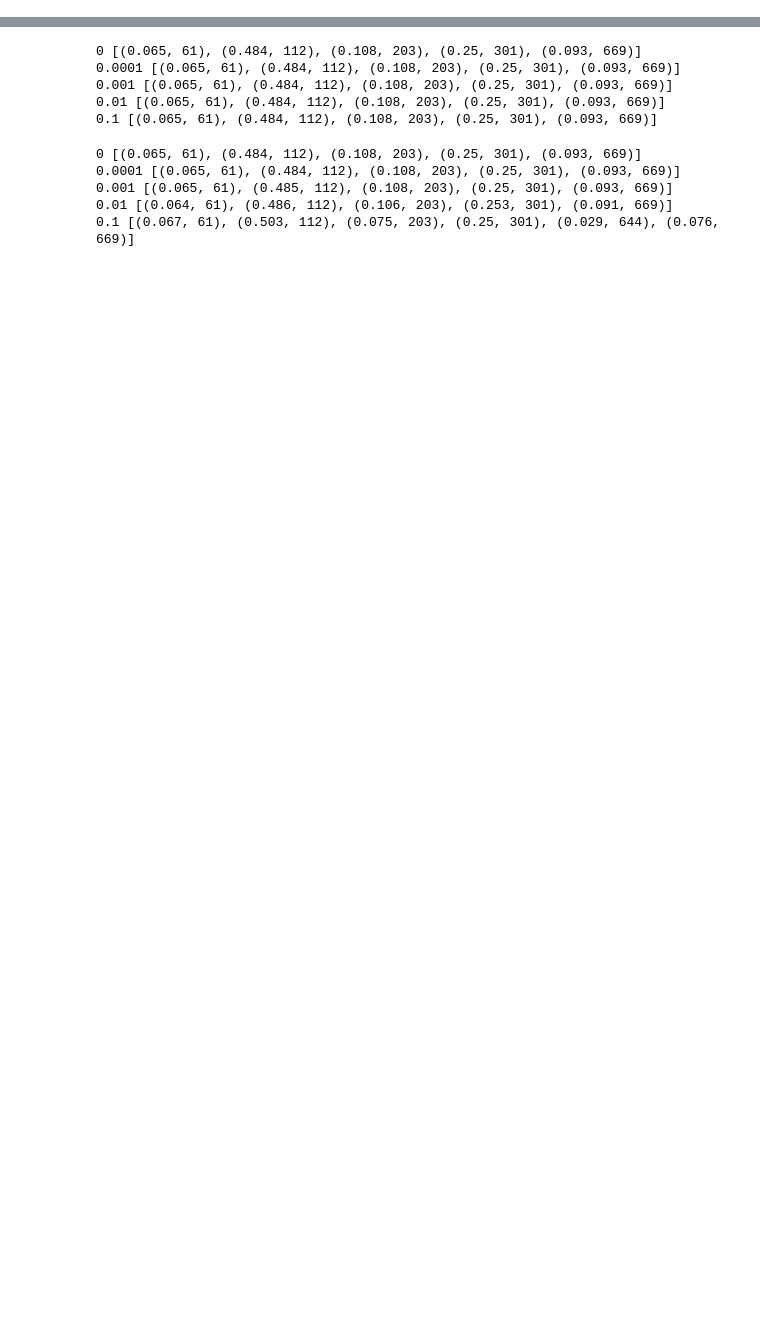
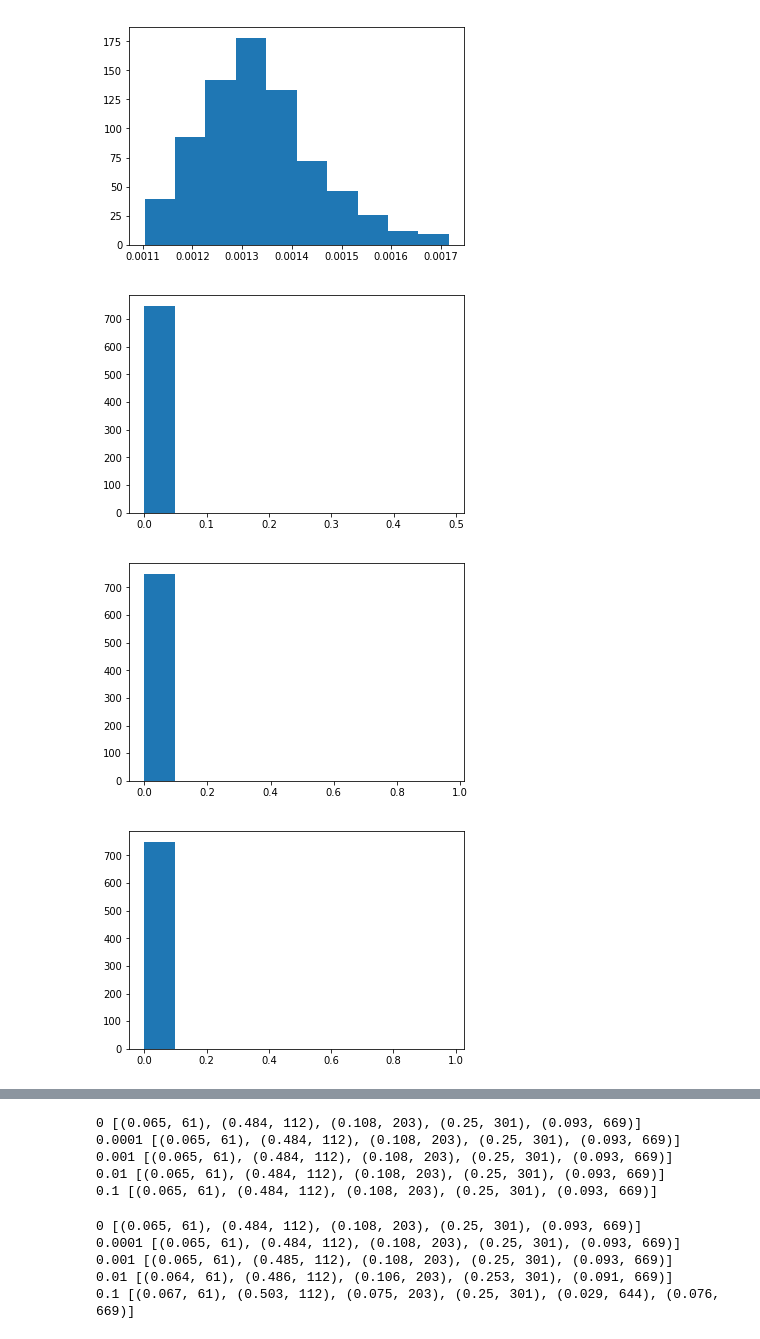
Before and after one commit to ampolloreno/decorrelating_errors, a Jupyter notebook: data/one_qubit_numeric/Secondary_objective_analysis.ipynb, the cells around one changed output, grey strips where cells are left out. Saved outputs shown, nothing was run; the diff lists cells and outputs as text; code cells hidden in the pictures; blank space fills up the shorter version.

```diff
--- a/data/one_qubit_numeric/Secondary_objective_analysis.ipynb
+++ b/data/one_qubit_numeric/Secondary_objective_analysis.ipynb
@@ -26,0 +29,9 @@ for ind,eta in enumerate(sample_values):
+# %%
+for ind,eta in enumerate(sample_values):
+    plt.hist(data['sparsity'][eta]['weights'][1].T.tolist()[0])
+    plt.show()
+# %% [output]
+[figure, added]
+[figure, added]
+[figure, added]
+[figure, added]
```
Also changed, not shown: parts of 3 cells of this notebook, 1 other file.
